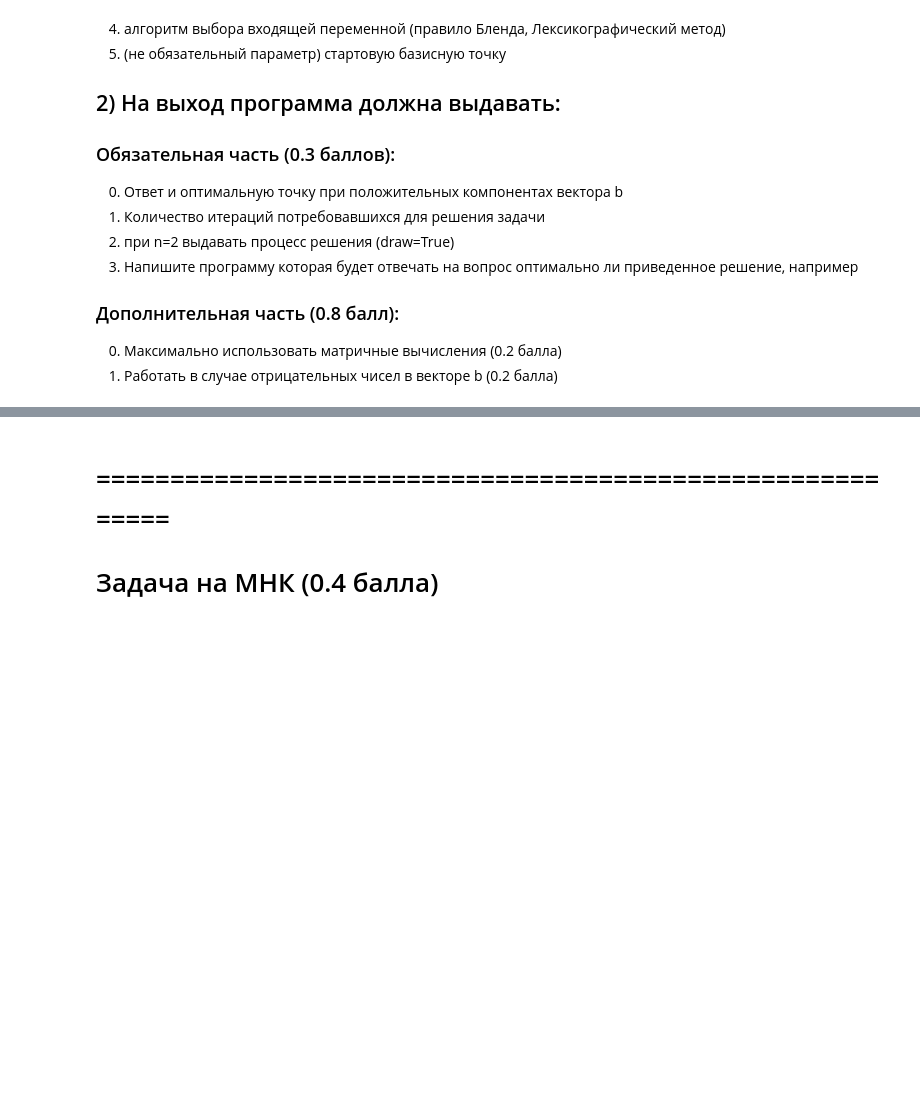
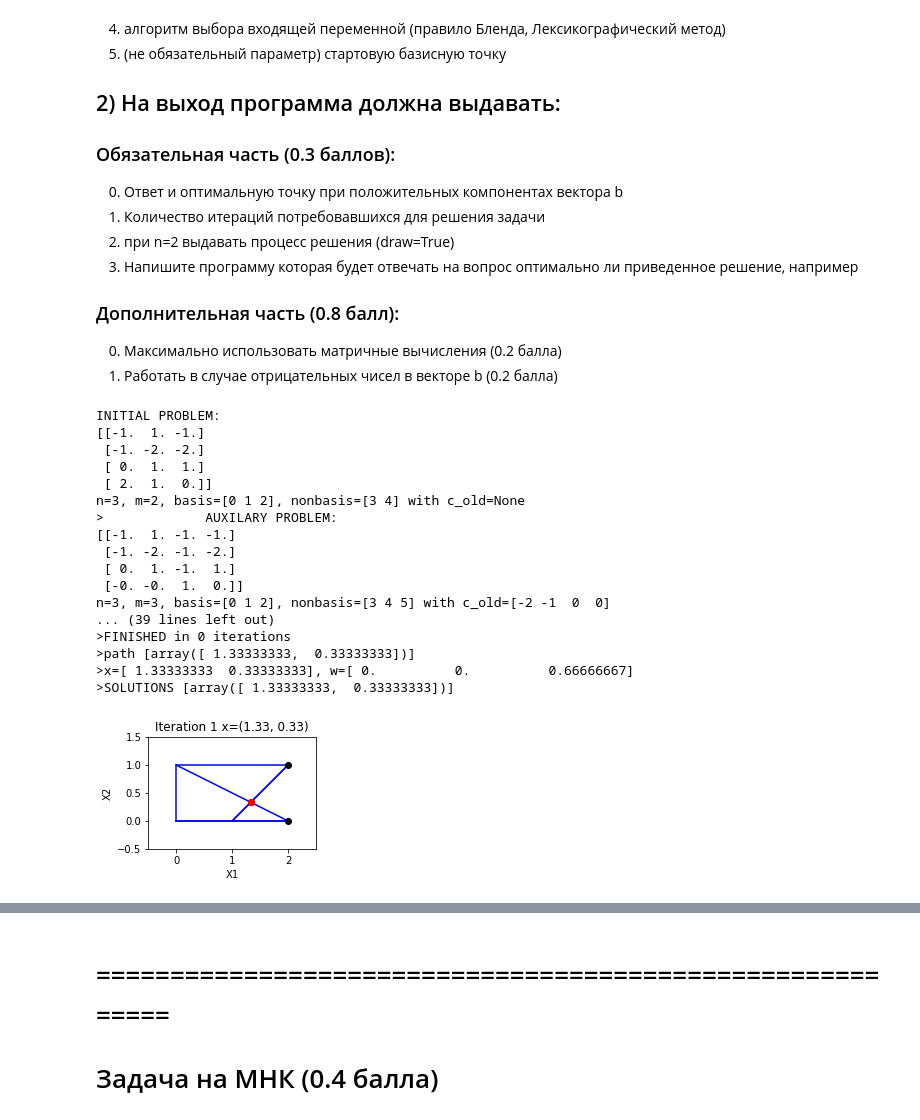
Before and after one commit to Wiki-fan/MIPT-all, a Jupyter notebook: задание.ipynb, the cells around one changed output, grey strips where cells are left out. Cells and saved outputs as stored; diff of their text form; code cells hidden in the pictures; blank space fills up the shorter version.

```diff
--- a/задание.ipynb
+++ b/задание.ipynb
@@ -408,0 +411,27 @@ def solve_dual(A, b, c, draw=False):
+# %%
+# Тест инициализации
+A=np.array([[-1,1],[-1, -2], [0, 1]])
+b=np.array([-1, -2, 1])
+c=np.array([-2, -1])
+ans = solve_lin_prog(A, b, c, method=method, draw=True)
+corr_ans = (np.array([ 1.33333333,  0.33333333]), -3)
+assert((float_equal(ans[0], corr_ans[0])).all()  and float_equal(ans[1], corr_ans[1]).all())
+# %% [output]
+INITIAL PROBLEM:
+[[-1.  1. -1.]
+ [-1. -2. -2.]
+ [ 0.  1.  1.]
+ [ 2.  1.  0.]]
+n=3, m=2, basis=[0 1 2], nonbasis=[3 4] with c_old=None
+>             AUXILARY PROBLEM:
+[[-1.  1. -1. -1.]
+ [-1. -2. -1. -2.]
+ [ 0.  1. -1.  1.]
+ [-0. -0.  1.  0.]]
+n=3, m=3, basis=[0 1 2], nonbasis=[3 4 5] with c_old=[-2 -1  0  0]
+... (39 lines left out)
+>FINISHED in 0 iterations
+>path [array([ 1.33333333,  0.33333333])]
+>x=[ 1.33333333  0.33333333], w=[ 0.          0.          0.66666667]
+>SOLUTIONS [array([ 1.33333333,  0.33333333])]
+[figure, added]
```
Also changed, not shown: parts of 15 cells of this notebook.
